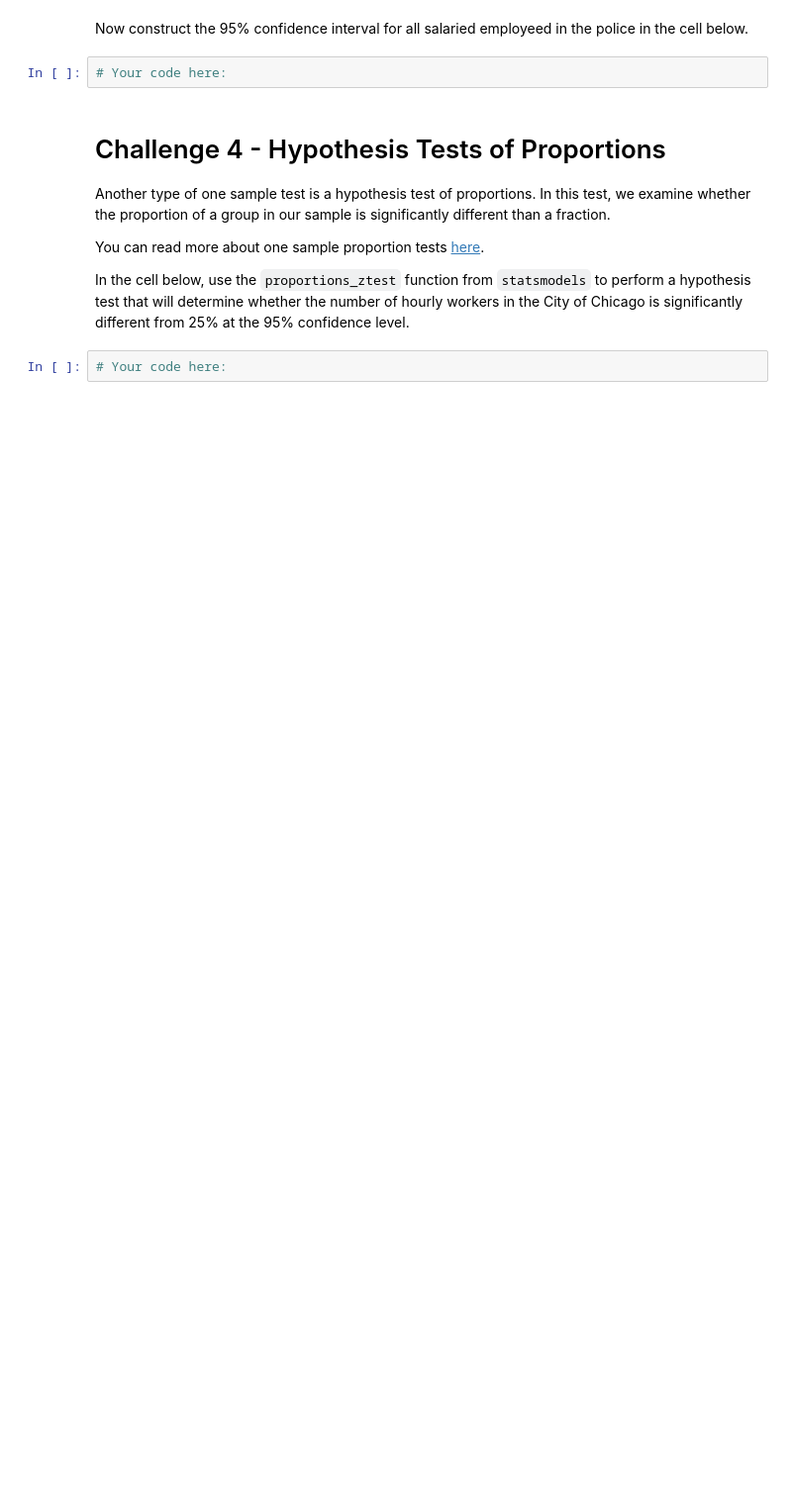
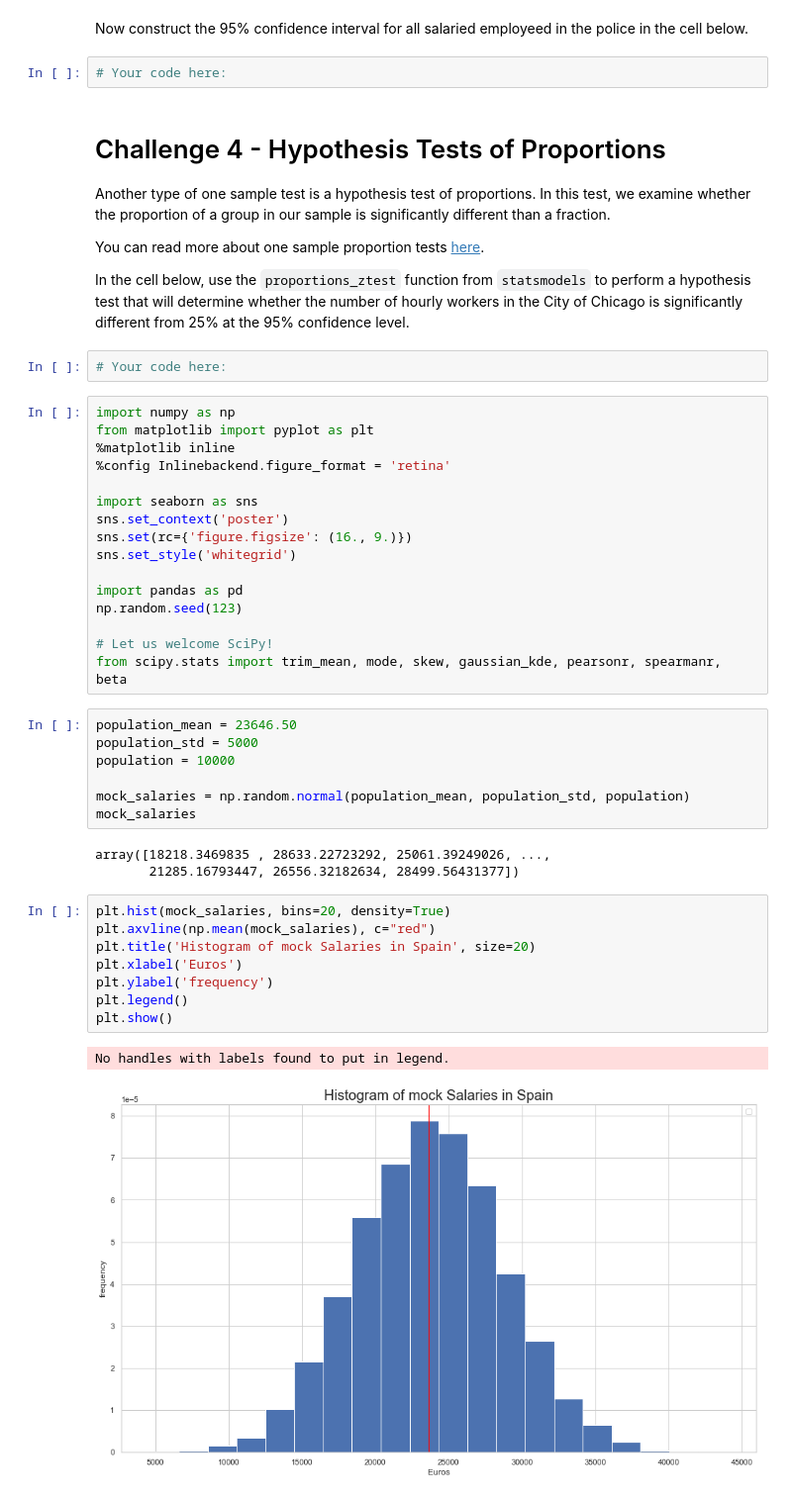
Before and after one commit to Ironhack-Data-Madrid-Febrero-2021/lab-hypothesis-testing, a Jupyter notebook: your-code/main.ipynb, the cells around one changed output. Shown at 99% size. Drawn from its saved outputs; the diff is of its cells as text; blank space fills up the shorter version.

```diff
--- a/your-code/main.ipynb
+++ b/your-code/main.ipynb
@@ -205,3 +260,40 @@ You can read more about one sample proportion tests [here](http://sphweb.bumc.bu
 In the cell below, use the `proportions_ztest` function from `statsmodels` to perform a hypothesis test that will determine whether the number of hourly workers in the City of Chicago is significantly different from 25% at the 95% confidence level.
 # %%
 # Your code here:
+# %%
+import numpy as np
+from matplotlib import pyplot as plt
+%matplotlib inline
+%config Inlinebackend.figure_format = 'retina'
+
+import seaborn as sns
+sns.set_context('poster')
+sns.set(rc={'figure.figsize': (16., 9.)})
+sns.set_style('whitegrid')
+
+import pandas as pd
+np.random.seed(123)
+
+# Let us welcome SciPy!
+from scipy.stats import trim_mean, mode, skew, gaussian_kde, pearsonr, spearmanr, beta
+# %%
+population_mean = 23646.50
+population_std = 5000
+population = 10000
+
+mock_salaries = np.random.normal(population_mean, population_std, population)
+mock_salaries
+# %% [output]
+array([18218.3469835 , 28633.22723292, 25061.39249026, ...,
+       21285.16793447, 26556.32182634, 28499.56431377])
+# %%
+plt.hist(mock_salaries, bins=20, density=True)
+plt.axvline(np.mean(mock_salaries), c="red")
+plt.title('Histogram of mock Salaries in Spain', size=20)
+plt.xlabel('Euros')
+plt.ylabel('frequency')
+plt.legend()
+plt.show()
+# %% [output]
+No handles with labels found to put in legend.
+[figure, added]
```
Also changed, not shown: parts of 9 cells of this notebook.
